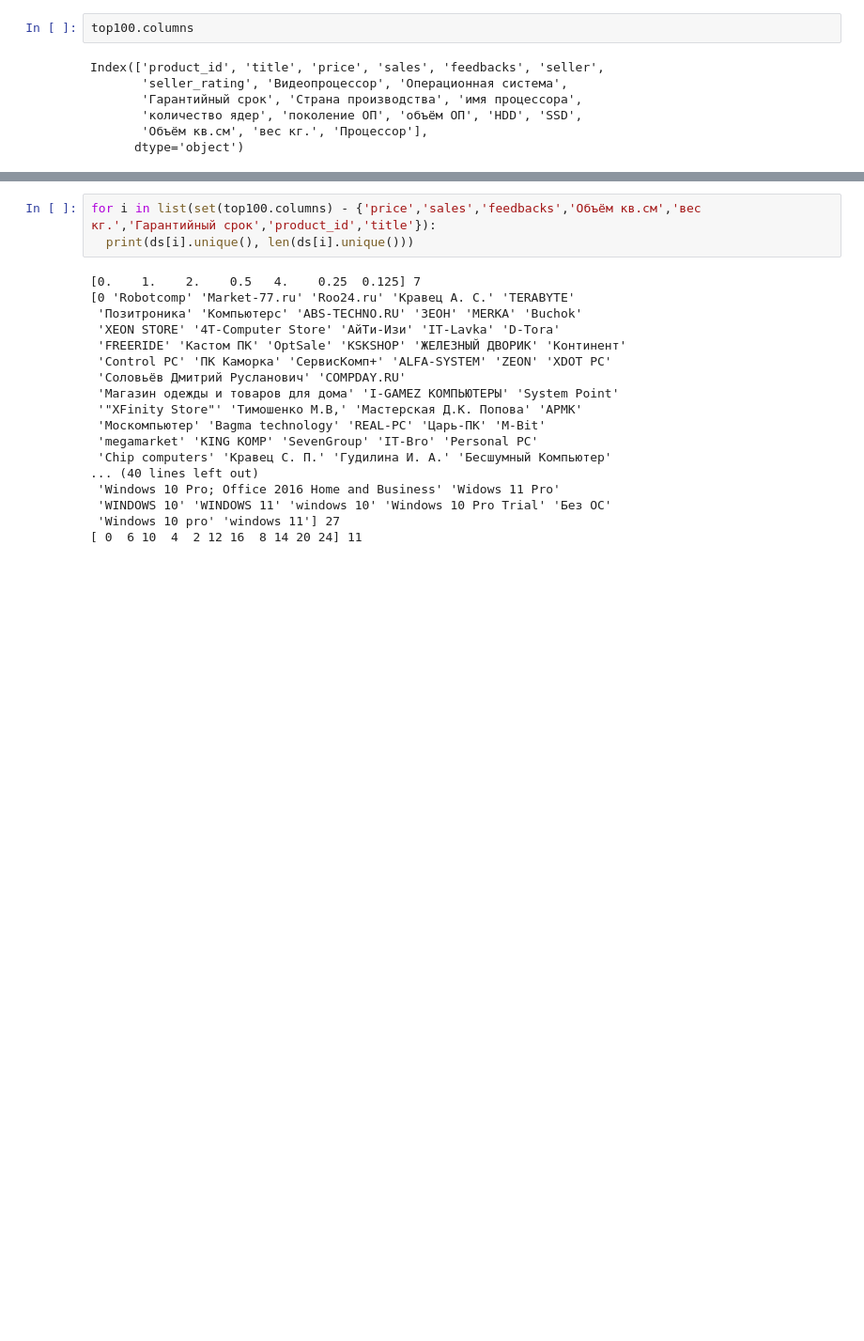
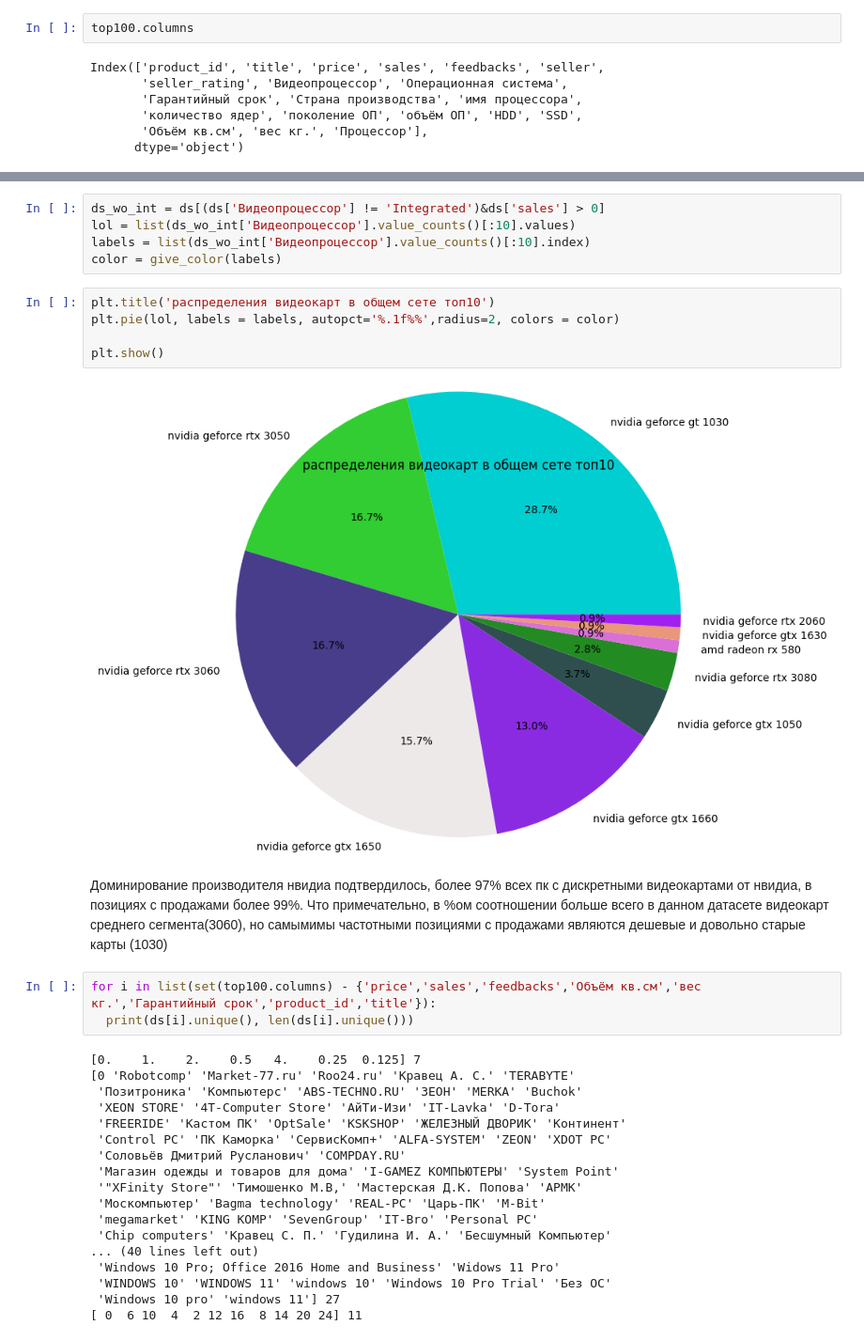
Before and after one commit to EZSib/data_-analytics2023, a Jupyter notebook: practice_eda_Efim.ipynb, the cells around one changed output, grey strips where cells are left out. Shown at 94% size. Cells and saved outputs as stored; diff of their text form; blank space fills up the shorter version.

```diff
--- a/practice_eda_Efim.ipynb
+++ b/practice_eda_Efim.ipynb
@@ -990,3 +1012,17 @@ Index(['product_id', 'title', 'price', 'sales', 'feedbacks', 'seller',
+# %%
+ds_wo_int = ds[(ds['Видеопроцессор'] != 'Integrated')&ds['sales'] > 0]
+lol = list(ds_wo_int['Видеопроцессор'].value_counts()[:10].values)
+labels = list(ds_wo_int['Видеопроцессор'].value_counts()[:10].index)
+color = give_color(labels)
+# %%
+plt.title('распределения видеокарт в общем сете топ10')
+plt.pie(lol, labels = labels, autopct='%.1f%%',radius=2, colors = color)
+
+plt.show()
+# %% [output]
+[figure, added]
+# %% [markdown]
+Доминирование производителя нвидиа подтвердилось, более 97% всех пк с дискретными видеокартами от нвидиа, в позициях с  продажами более 99%. Что примечательно, в %ом соотношении больше всего в данном датасете видеокарт среднего сегмента(3060), но самымимы частотными позициями с продажами являются дешевые и довольно старые карты (1030)
 # %%
 for i in list(set(top100.columns) - {'price','sales','feedbacks','Объём кв.см','вес кг.','Гарантийный срок','product_id','title'}):
   print(ds[i].unique(), len(ds[i].unique()))
```
Also changed, not shown: parts of 4 cells of this notebook.
